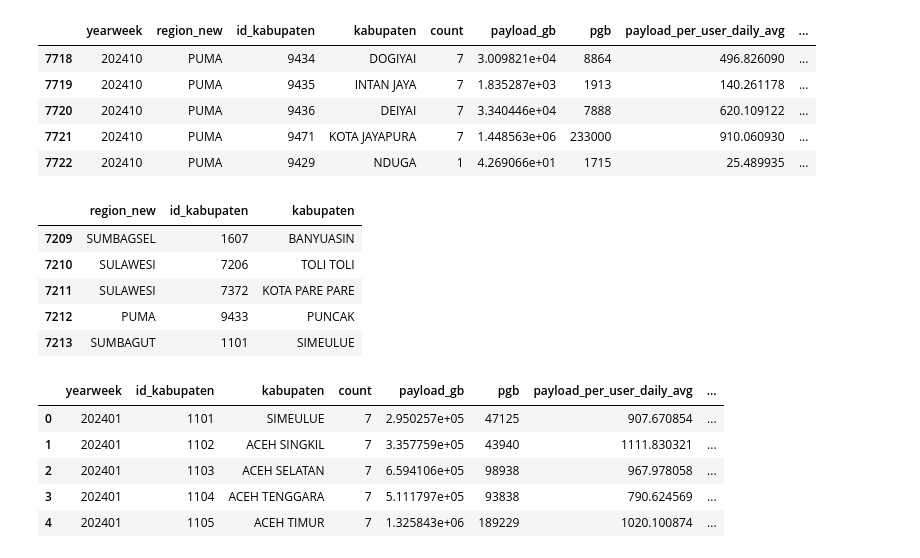
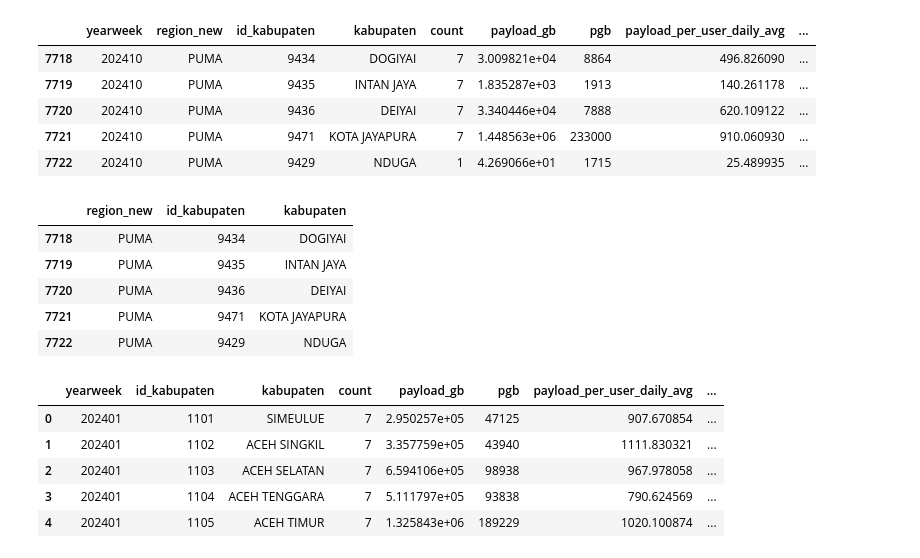
Before and after one commit to febrinata23/training_ds, a Jupyter notebook: cleaning_data.ipynb, the cells around one changed output. Cells and saved outputs as stored; diff of their text form; code cells hidden in the pictures.

```diff
--- a/cleaning_data.ipynb
+++ b/cleaning_data.ipynb
@@ -5,0 +26,6 @@ pd.set_option('display.max_columns', None)
+# %%
+file_id = "1VfOg4cnR8mEG3mlSz7nknAQ7R_ewBMKx"
+
+file = "payload_modeling_weekly_new_202404260930.xlsx"
+
+gdown.download(f'https://drive.google.com/uc?export=download&id={file_id}', file, quiet=False)
@@ -6,7 +37,7 @@ pd.set_option('display.max_columns', None)
 # %%
-file = r"C:\Users\kaziz\Downloads\Copy of 1. payload_modeling_weekly_new_202404260930.xlsx"
+#file = r"C:\Users\kaziz\Downloads\Copy of 1. payload_modeling_weekly_new_202404260930.xlsx"
 
-df = pd.read_excel(file)
+df = pd.read_excel(file, engine='openpyxl')
 
 df.tail()
 # %% [output]
@@ -60,14 +110,15 @@ See the caveats in the documentation: https://pandas.pydata.org/pandas-docs/stab
 | 7721 | 202410 | PUMA | 9471 | KOTA JAYAPURA | 7 | 1.448563e+06 | 233000 | 910.060930 | ... |
 | 7722 | 202410 | PUMA | 9429 | NDUGA | 1 | 4.269066e+01 | 1715 | 25.489935 | ... |
 # %%
+# create reference id_kabupaten, region_new, kabupaten
+
 reff = df1[~df1['region_new'].isna()][['region_new','id_kabupaten','kabupaten']]
-reff.nunique()
-reff.head()
+reff.tail()
 # %% [output]
 |  | region_new | id_kabupaten | kabupaten |
-| 7209 | SUMBAGSEL | 1607 | BANYUASIN |
-| 7210 | SULAWESI | 7206 | TOLI TOLI |
-| 7211 | SULAWESI | 7372 | KOTA PARE PARE |
-| 7212 | PUMA | 9433 | PUNCAK |
-| 7213 | SUMBAGUT | 1101 | SIMEULUE |
+| 7718 | PUMA | 9434 | DOGIYAI |
+| 7719 | PUMA | 9435 | INTAN JAYA |
+| 7720 | PUMA | 9436 | DEIYAI |
+| 7721 | PUMA | 9471 | KOTA JAYAPURA |
+| 7722 | PUMA | 9429 | NDUGA |
 # %%
```
Also changed, not shown: parts of 21 cells of this notebook.
